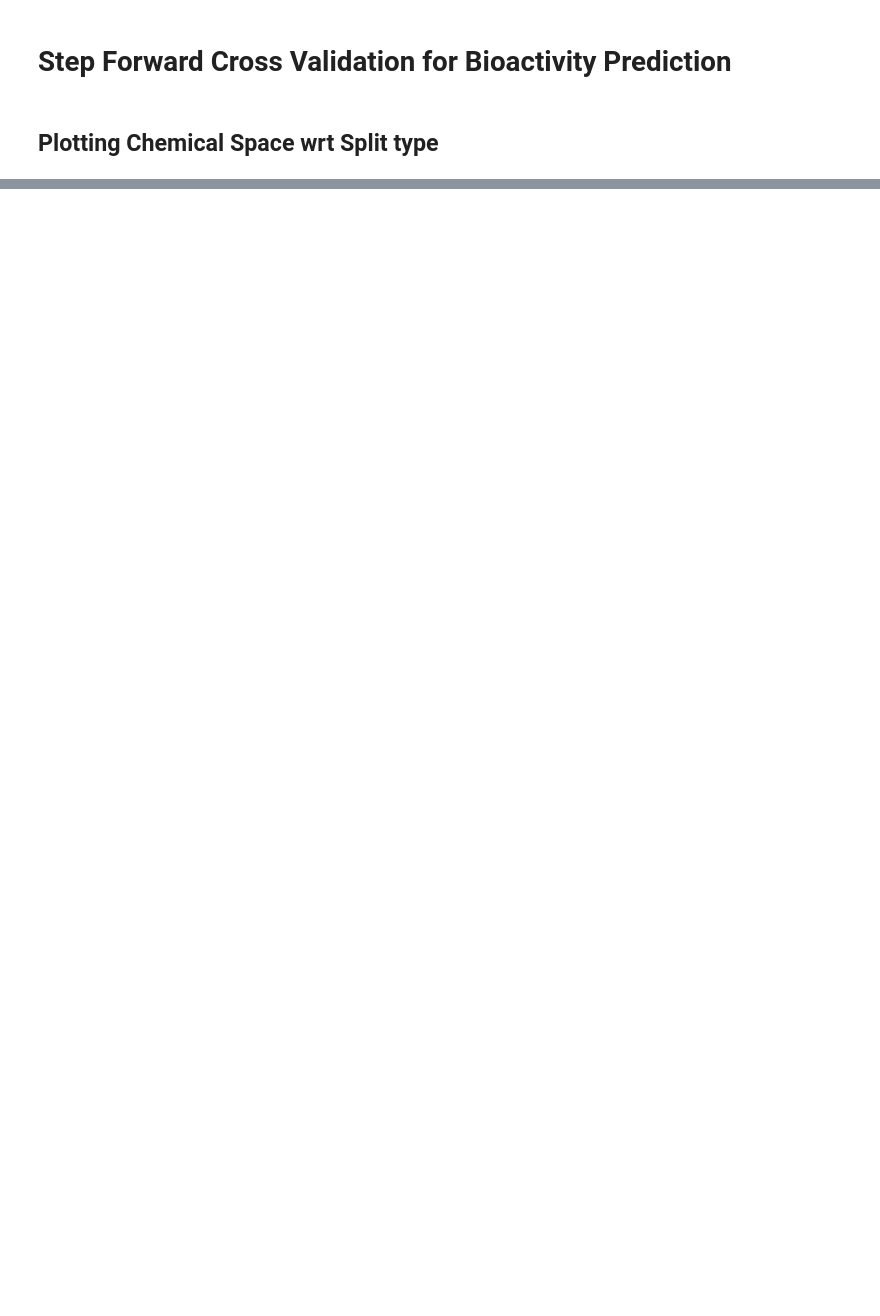
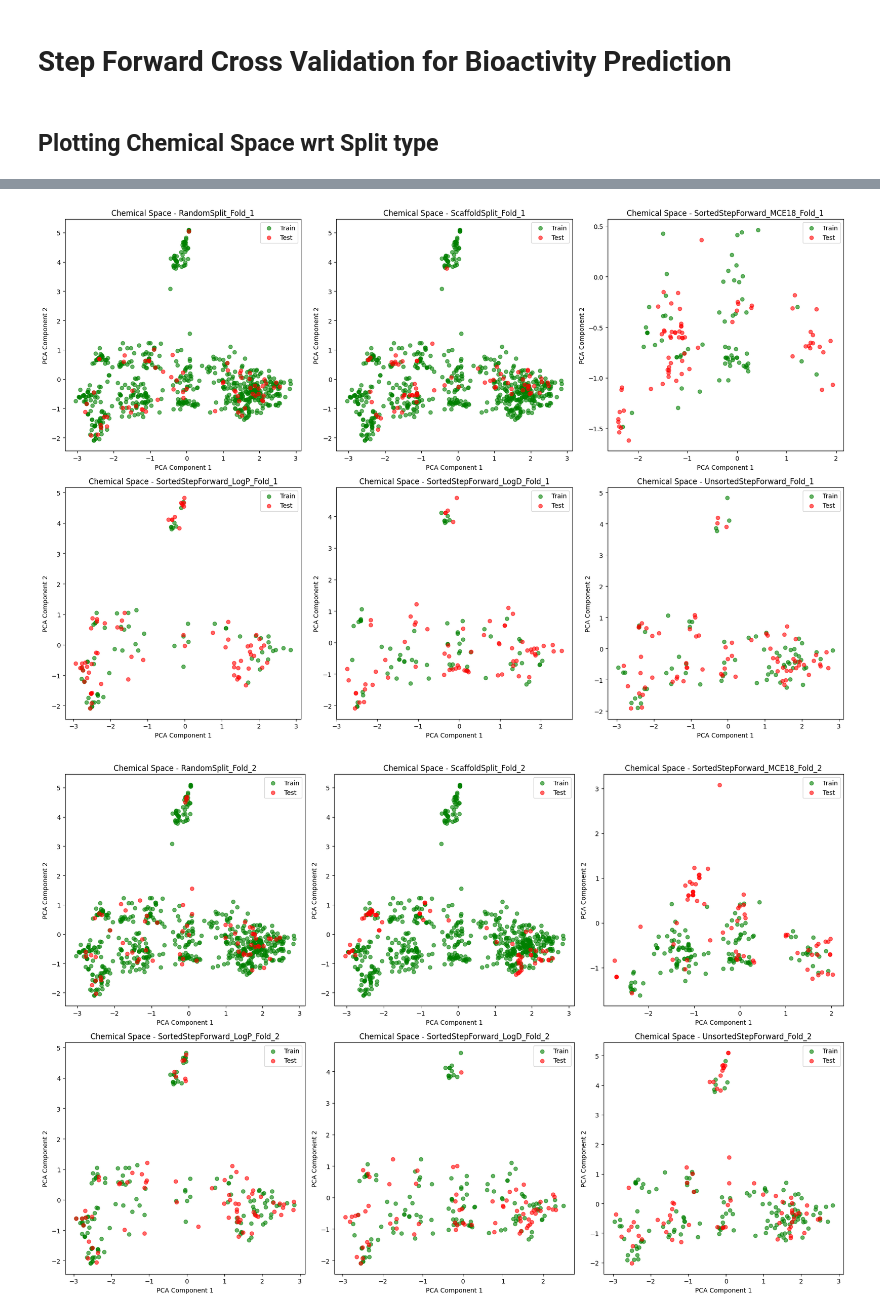
Before and after one commit to Manas02/sfcv, a Jupyter notebook: notebook/08_Plots_chemical_space_across_split.ipynb, the cells around one changed output, grey strips where cells are left out. Drawn from its saved outputs; the diff is of its cells as text; code cells hidden in the pictures; blank space fills up the shorter version.

```diff
--- a/notebook/08_Plots_chemical_space_across_split.ipynb
+++ b/notebook/08_Plots_chemical_space_across_split.ipynb
@@ -117,0 +64,49 @@ Because a target list has been provided 'tailored' as been selected as sym_type.
+# %%
+def compute_fingerprint(smiles, radius=2, n_bits=2048):
+    mol = Chem.MolFromSmiles(smiles)
+    if mol:
+        fp = AllChem.GetMorganFingerprintAsBitVect(mol, radius, nBits=n_bits)
+        arr = np.zeros((1,))
+        DataStructs.ConvertToNumpyArray(fp, arr)
+        return arr
+    else:
+        return None
+
+df["fingerprint"] = df["standardized_smiles"].apply(compute_fingerprint)
+df = df.dropna(subset=["fingerprint"]).reset_index(drop=True)
+X = np.array(df["fingerprint"].tolist())
+# %%
+pca = PCA(n_components=2)
+X_pca = pca.fit_transform(X)
+
+df["PCA1"] = X_pca[:, 0]
+df["PCA2"] = X_pca[:, 1]
+# %%
+for fold_no in range(1, 10):
+    fig, axes = plt.subplots(2, 3, figsize=(18, 12))
+    axes = axes.ravel()
+
+    for i, split_col in enumerate(split_types):
+        split_col = split_col + str(fold_no)
+        if i >= len(axes):
+            break
+        ax = axes[i]
+
+        if split_col in df.columns:
+            train_subset = df[df[split_col] == "Train"]
+            test_subset = df[df[split_col] == "Test"]
+
+            ax.scatter(train_subset["PCA1"], train_subset["PCA2"], alpha=0.6, label="Train", color="green")
+            ax.scatter(test_subset["PCA1"], test_subset["PCA2"], alpha=0.6, label="Test", color="red")
+
+            ax.set_title(f"Chemical Space - {split_col}")
+            ax.set_xlabel("PCA Component 1")
+            ax.set_ylabel("PCA Component 2")
+            ax.legend()
+
+    plt.tight_layout()
+    plt.show()
+    plt.close()
+# %% [output]
+[figure, added]
+[figure, added]
```
Also changed, not shown: parts of 10 cells of this notebook, 25 other files.
